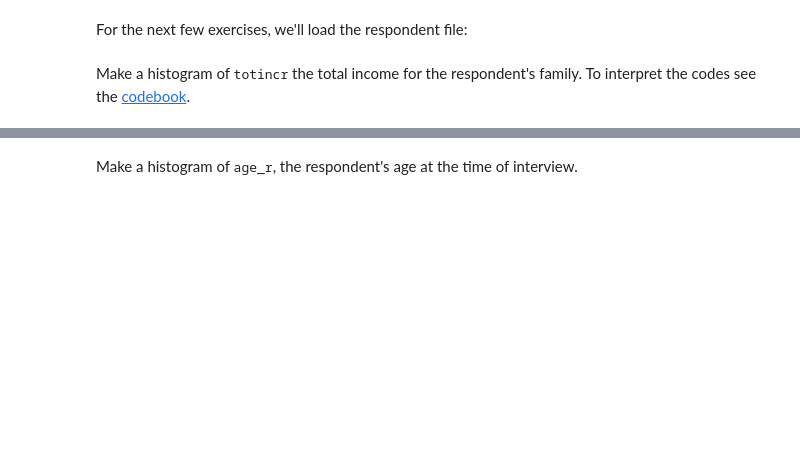
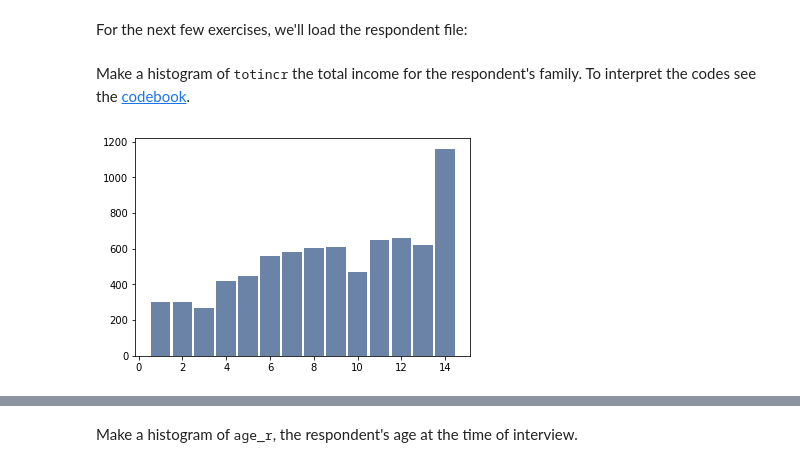
Before and after one commit to androidua/ThinkStats_study, a Jupyter notebook: Dmytro_Chapter02ex.ipynb, the cells around one changed output, grey strips where cells are left out. Saved outputs shown, nothing was run; the diff lists cells and outputs as text; code cells hidden in the pictures; blank space fills up the shorter version.

```diff
--- a/Dmytro_Chapter02ex.ipynb
+++ b/Dmytro_Chapter02ex.ipynb
@@ -291,3 +310,7 @@ resp = nsfg.ReadFemResp()
 Make a histogram of <tt>totincr</tt> the total income for the respondent's family.  To interpret the codes see the [codebook](http://www.icpsr.umich.edu/nsfg6/Controller?displayPage=labelDetails&fileCode=FEM&section=R&subSec=7876&srtLabel=607543).
 # %%
 # Solution goes here
+totincr_hist = thinkstats2.Hist(resp.totincr)
+thinkplot.Hist(totincr_hist)
+# %% [output]
+[figure, added]
```
Also changed, not shown: parts of 17 cells of this notebook.
